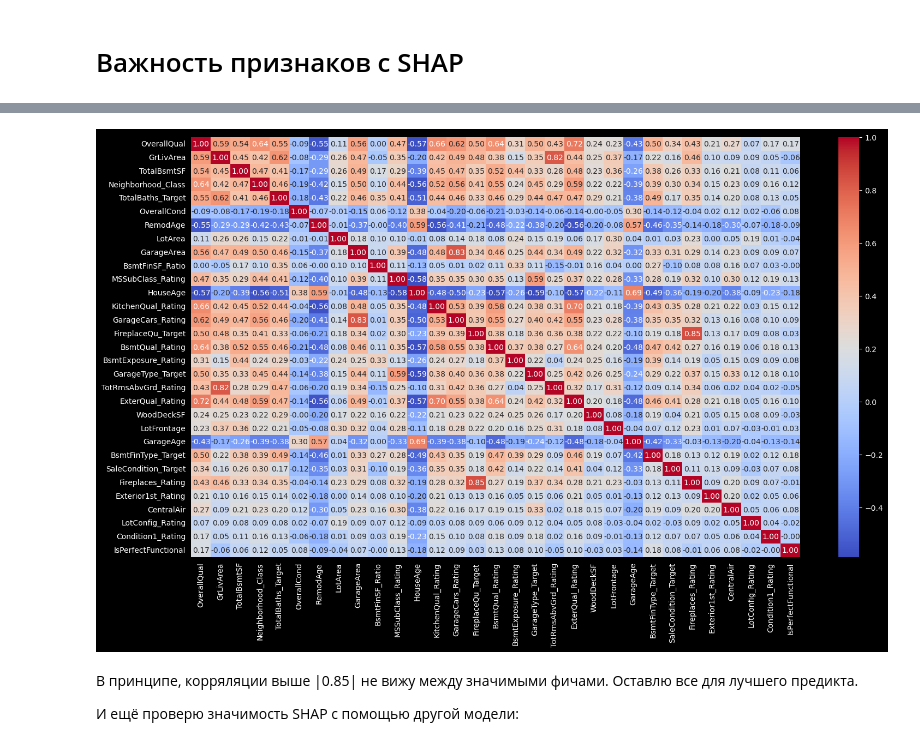
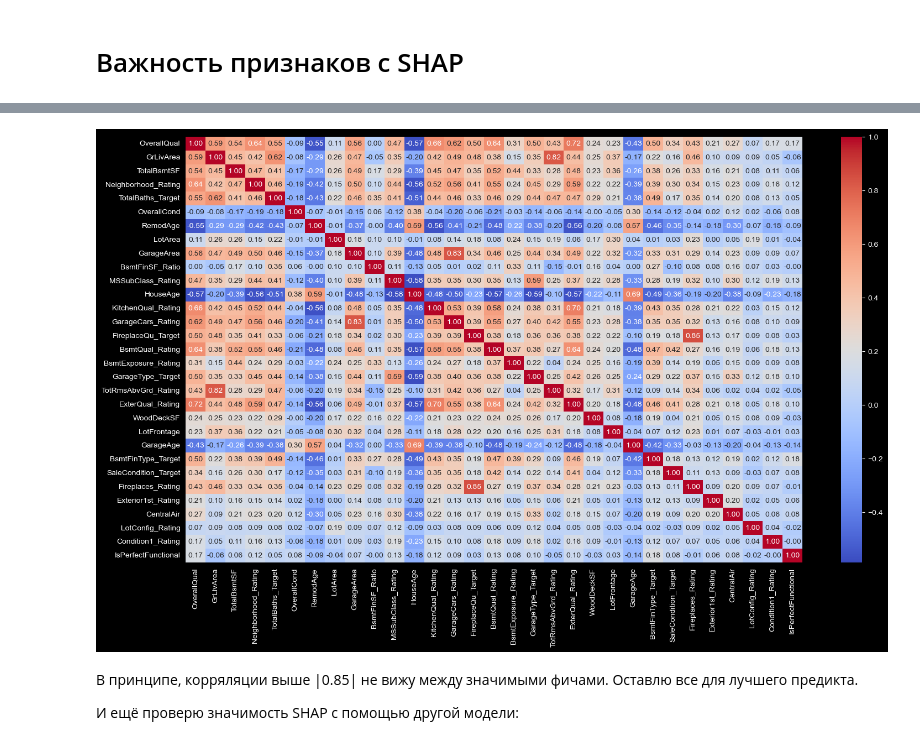
Before and after one commit to SashaCurry/HousePrices, a Jupyter notebook: 2_Feature-engineering.ipynb, the cells around one changed output, grey strips where cells are left out. Cells and saved outputs as stored; diff of their text form; code cells hidden in the pictures.

```diff
--- a/2_Feature-engineering.ipynb
+++ b/2_Feature-engineering.ipynb
@@ -1296,20 +1300,20 @@ shap.summary_plot(shap_values, X_train, max_display=65)
 30. Condition1_Rating
 31. IsPerfectFunctional
 # %%
-importanest_features = ['OverallQual', 'GrLivArea', 'TotalBsmtSF', 'Neighborhood_Class', 'TotalBaths_Target', 'OverallCond', 'RemodAge', 'LotArea', 'GarageArea',
+importanest_features = ['OverallQual', 'GrLivArea', 'TotalBsmtSF', 'Neighborhood_Rating', 'TotalBaths_Target', 'OverallCond', 'RemodAge', 'LotArea', 'GarageArea',
                         'BsmtFinSF_Ratio', 'MSSubClass_Rating', 'HouseAge', 'KitchenQual_Rating', 'GarageCars_Rating', 'FireplaceQu_Target', 'BsmtQual_Rating',
                         'BsmtExposure_Rating', 'GarageType_Target', 'TotRmsAbvGrd_Rating', 'ExterQual_Rating', 'WoodDeckSF', 'LotFrontage', 'GarageAge', 'BsmtFinType_Target',
                         'SaleCondition_Target', 'Fireplaces_Rating', 'Exterior1st_Rating', 'CentralAir', 'LotConfig_Rating', 'Condition1_Rating', 'IsPerfectFunctional']
 
 plt.figure(figsize = (18,10))
 sns.heatmap(data=df[importanest_features].corr(),
             annot=True,
             cmap='coolwarm',
             linewidths=0,
             fmt='.2f')
 plt.show()
 # %% [output]
-[figure, old version]
+[figure, new version]
 # %% [markdown]
 В принципе, корряляции выше |0.85| не вижу между значимыми фичами. Оставлю все для лучшего предикта.
 
```
Also changed, not shown: parts of 17 cells of this notebook, 7 other files.
